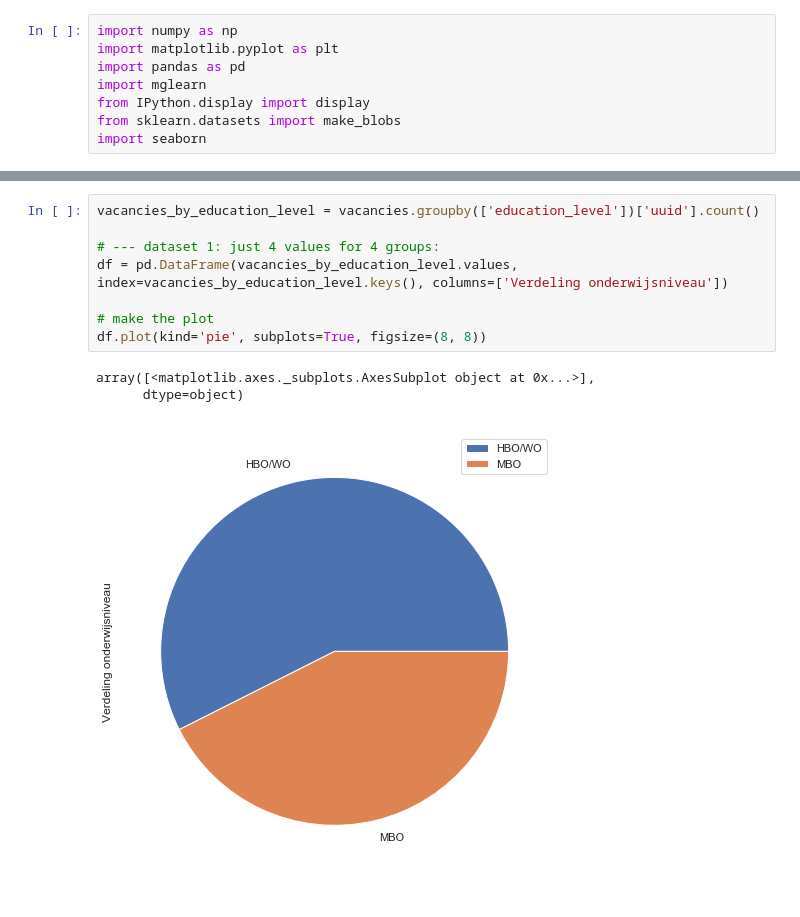
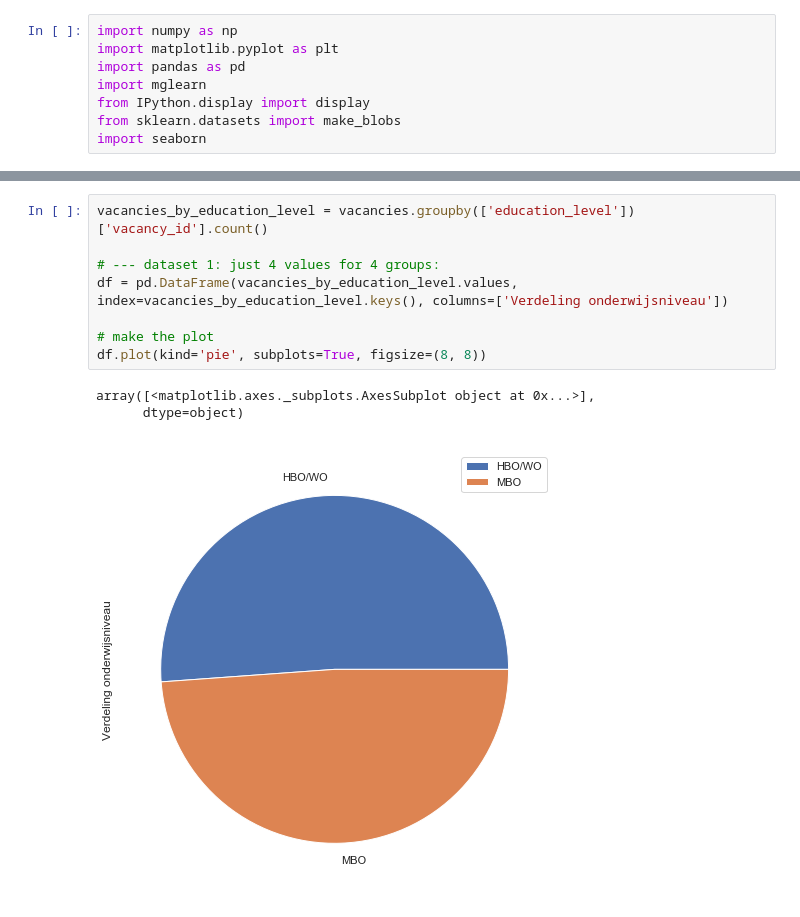
Before and after one commit to casperwitting/Machine-learning-Talentz, a Jupyter notebook: machine.ipynb, the cells around one changed output, grey strips where cells are left out. Drawn from its saved outputs; the diff is of its cells as text.

```diff
--- a/machine.ipynb
+++ b/machine.ipynb
@@ -48,16 +48,16 @@ Populairste studiegebied:
 dtype: object
 # %%
-vacancies_by_education_level = vacancies.groupby(['education_level'])['uuid'].count()
+vacancies_by_education_level = vacancies.groupby(['education_level'])['vacancy_id'].count()
 
 # --- dataset 1: just 4 values for 4 groups:
 df = pd.DataFrame(vacancies_by_education_level.values, index=vacancies_by_education_level.keys(), columns=['Verdeling onderwijsniveau'])
 
 # make the plot
 df.plot(kind='pie', subplots=True, figsize=(8, 8))
 # %% [output]
 array([<matplotlib.axes._subplots.AxesSubplot object at 0x...>],
       dtype=object)
-[figure, old version]
+[figure, new version]
 # %%
 best_paid_field_of_study= vacancies.groupby(['field_of_study'])['price'].sum()
 best_paid_field_of_study=best_paid_field_of_study.reset_index(name='price')
```
Also changed, not shown: parts of 16 cells of this notebook.
